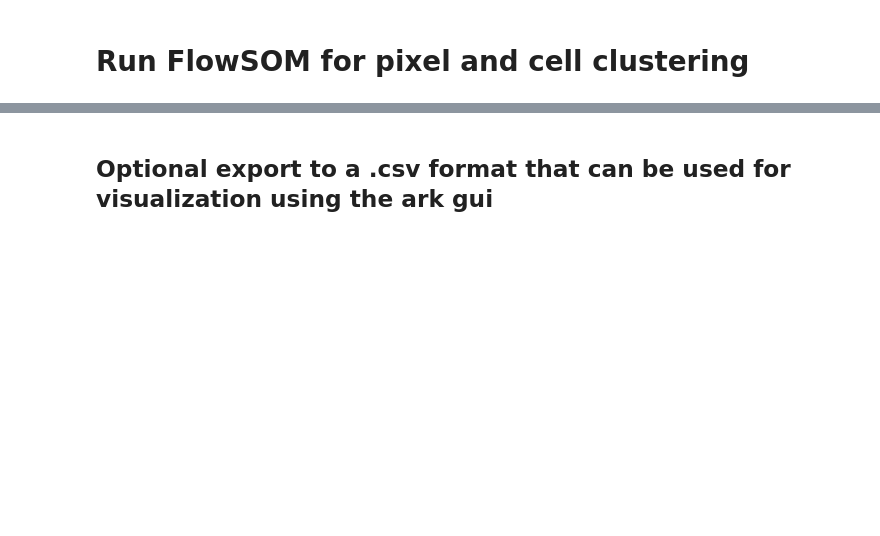
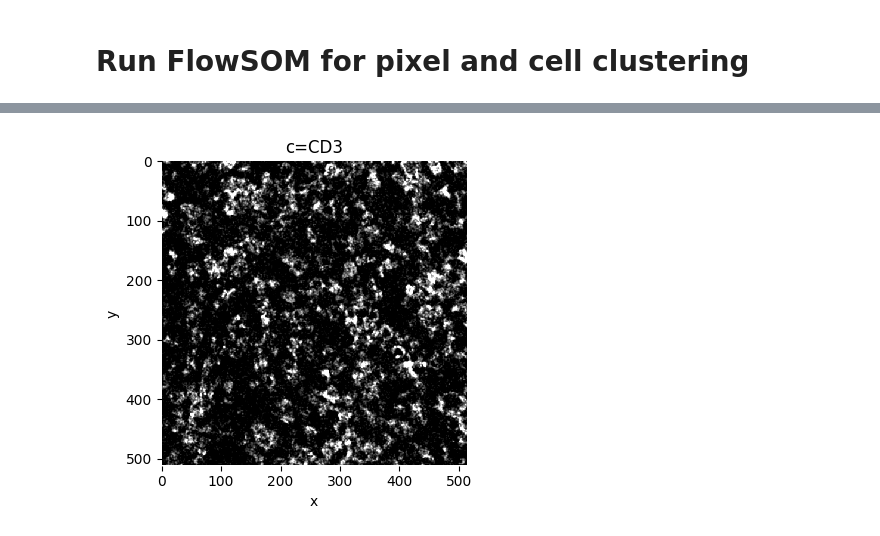
Before and after one commit to saeyslab/napari-sparrow, a Jupyter notebook: docs/tutorials/general/FlowSOM_for_pixel_and_cell_clustering.ipynb, the cells around one changed output, grey strips where cells are left out. Cells and saved outputs as stored; diff of their text form; code cells hidden in the pictures; blank space fills up the shorter version.

```diff
--- a/docs/tutorials/general/FlowSOM_for_pixel_and_cell_clustering.ipynb
+++ b/docs/tutorials/general/FlowSOM_for_pixel_and_cell_clustering.ipynb
@@ -12,3 +12,3 @@ from harpy.utils._keys import ClusteringKey
 # %%
-sdata_ark_analysis = pixie_example(["fov0", "fov1"])
-sdata_ark_analysis
+sdata = pixie_example(["fov0", "fov1"])
+sdata
@@ -148,2 +63,0 @@ sdata_ark_analysis
-# %% [markdown]
-## Optional export to a .csv format that can be used for visualization using the ark gui
@@ -180,0 +64,4 @@ sdata_ark_analysis[ "table_cell_clustering_flowsom" ].uns[ "spatialdata_attrs" ]
+# %%
+hp.pl.plot_image( sdata, img_layer="raw_image_fov0", to_coordinate_system="fov0", channel="CD3", figsize=(4,4) )
+# %% [output]
+[figure, added]
```
Also changed, not shown: parts of 37 cells of this notebook, 8 other files.
